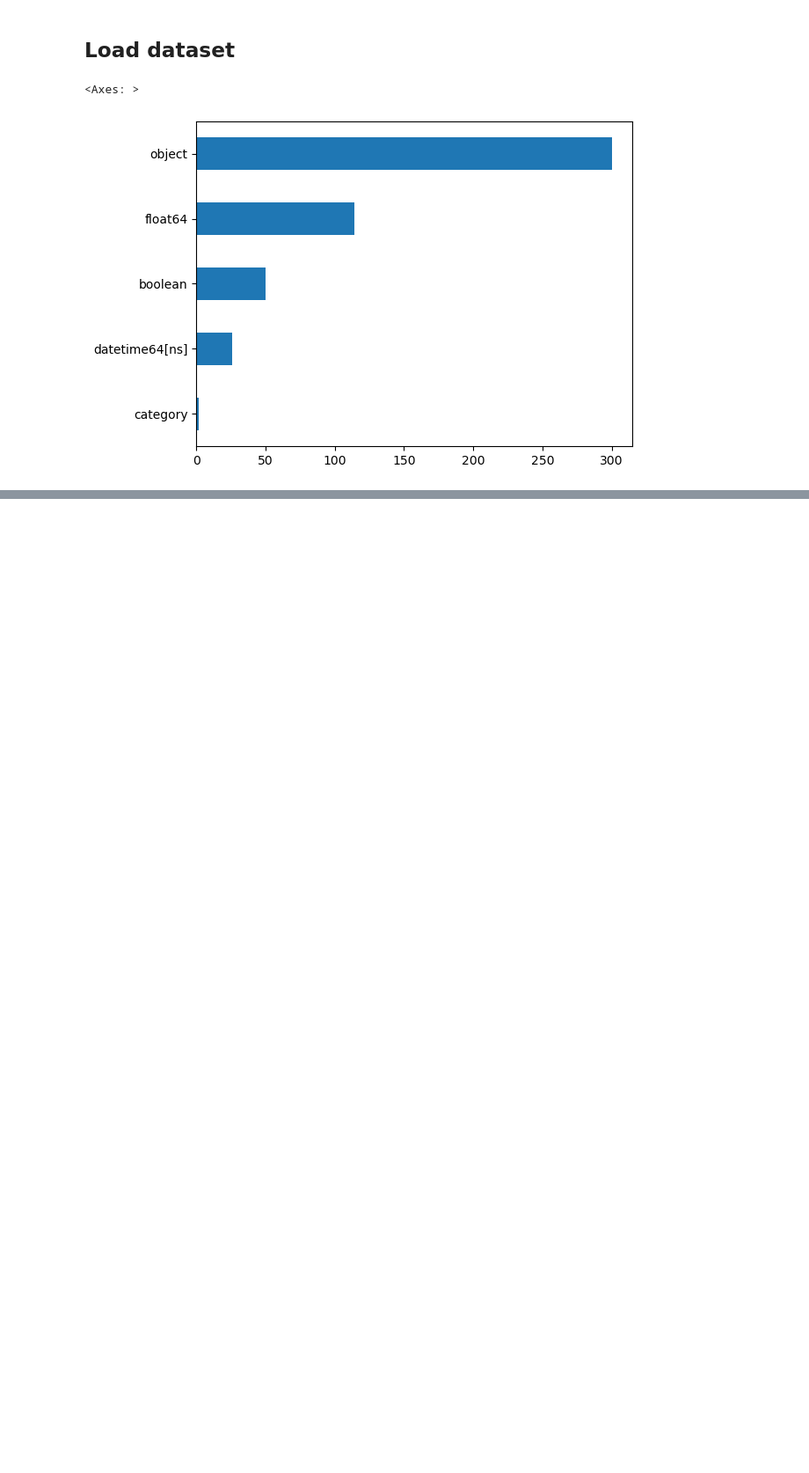
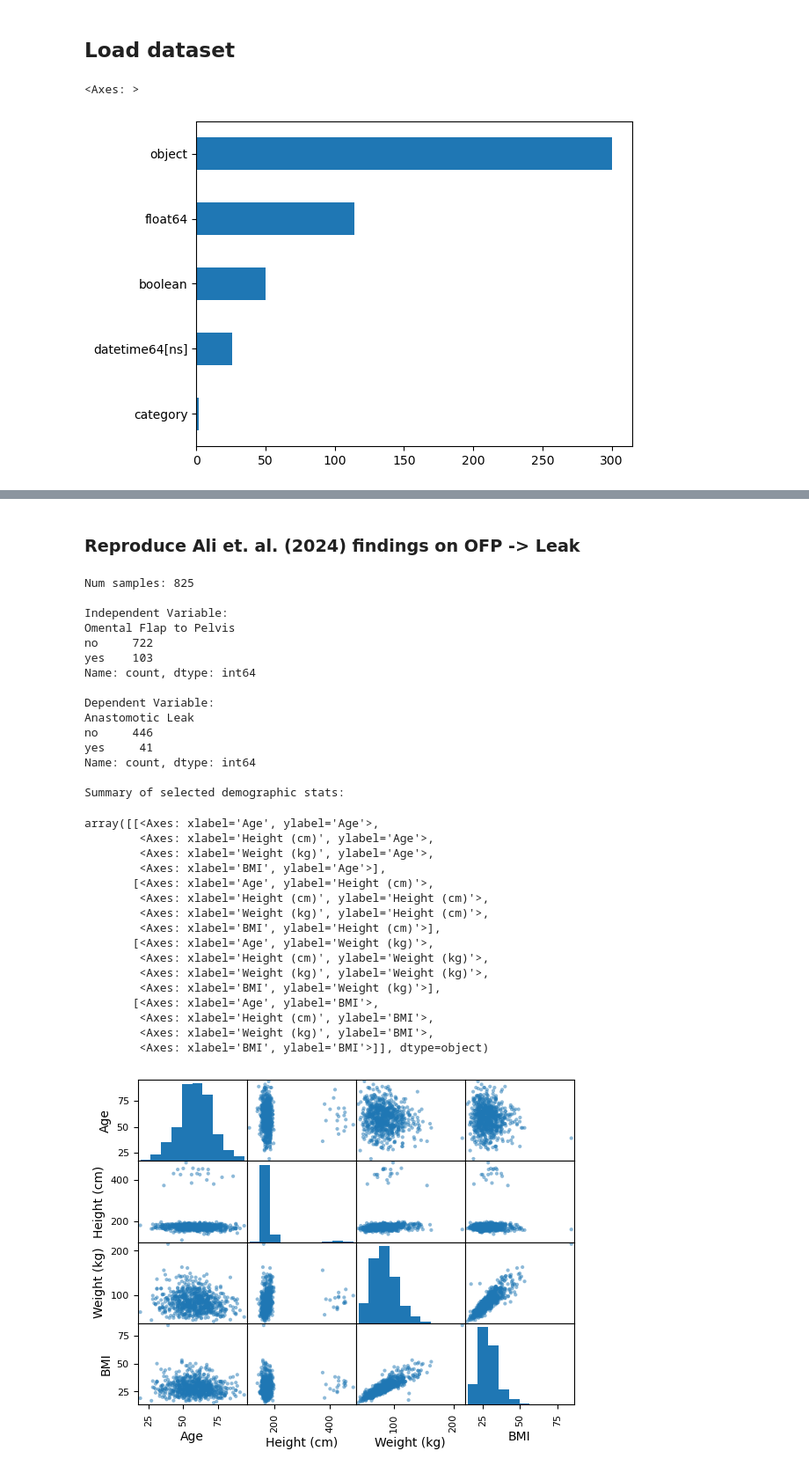
Before and after one commit to HAI-lab-UVA/RCC-Project, a Jupyter notebook: EDA/eda.ipynb, the cells around one changed output, grey strips where cells are left out. Shown at 88% size. Cells and saved outputs as stored; diff of their text form; code cells hidden in the pictures; blank space fills up the shorter version.

```diff
--- a/EDA/eda.ipynb
+++ b/EDA/eda.ipynb
@@ -25,0 +35,61 @@ rcc.dtypes.value_counts().sort_values().plot(kind = 'barh')
+# %% [markdown]
+### Reproduce Ali et. al. (2024) findings on OFP -> Leak
+# %%
+# Include patients w/ LAR and non-missing OFP data
+leak_mvp = rcc[(rcc['Type of Operation of Rectal Tumor'] == 'lar') & rcc['Omental Flap to Pelvis'].notna()]
+
+# Generate some summary stats
+print("Num samples:", len(leak_mvp))
+print("\nIndependent Variable:")
+print(leak_mvp['Omental Flap to Pelvis'].value_counts())
+print("\nDependent Variable:")
+print(leak_mvp['Anastomotic Leak'].value_counts())
+print("\nSummary of selected demographic stats:")
+demo_feats = [  'Gender',
+                'Age',
+                'Race',
+                'Height (cm)',
+                'Weight (kg)',
+                'BMI',
+                'Health Insurance',
+                'ASA Class',
+                'Functional Status',
+                'Family history of CRC',
+                'Date of Diagnosis',
+                'Primary v. Recurrence',
+                'Omental Flap to Pelvis',
+                'Anastomotic Leak']
+pd.plotting.scatter_matrix(leak_mvp[demo_feats])
+# %% [output]
+Num samples: 825
+
+Independent Variable:
+Omental Flap to Pelvis
+no     722
+yes    103
+Name: count, dtype: int64
+
+Dependent Variable:
+Anastomotic Leak
+no     446
+yes     41
+Name: count, dtype: int64
+
+Summary of selected demographic stats:
+array([[<Axes: xlabel='Age', ylabel='Age'>,
+        <Axes: xlabel='Height (cm)', ylabel='Age'>,
+        <Axes: xlabel='Weight (kg)', ylabel='Age'>,
+        <Axes: xlabel='BMI', ylabel='Age'>],
+       [<Axes: xlabel='Age', ylabel='Height (cm)'>,
+        <Axes: xlabel='Height (cm)', ylabel='Height (cm)'>,
+        <Axes: xlabel='Weight (kg)', ylabel='Height (cm)'>,
+        <Axes: xlabel='BMI', ylabel='Height (cm)'>],
+       [<Axes: xlabel='Age', ylabel='Weight (kg)'>,
+        <Axes: xlabel='Height (cm)', ylabel='Weight (kg)'>,
+        <Axes: xlabel='Weight (kg)', ylabel='Weight (kg)'>,
+        <Axes: xlabel='BMI', ylabel='Weight (kg)'>],
+       [<Axes: xlabel='Age', ylabel='BMI'>,
+        <Axes: xlabel='Height (cm)', ylabel='BMI'>,
+        <Axes: xlabel='Weight (kg)', ylabel='BMI'>,
+        <Axes: xlabel='BMI', ylabel='BMI'>]], dtype=object)
+[figure, added]
```
Also changed, not shown: parts of 6 cells of this notebook.
